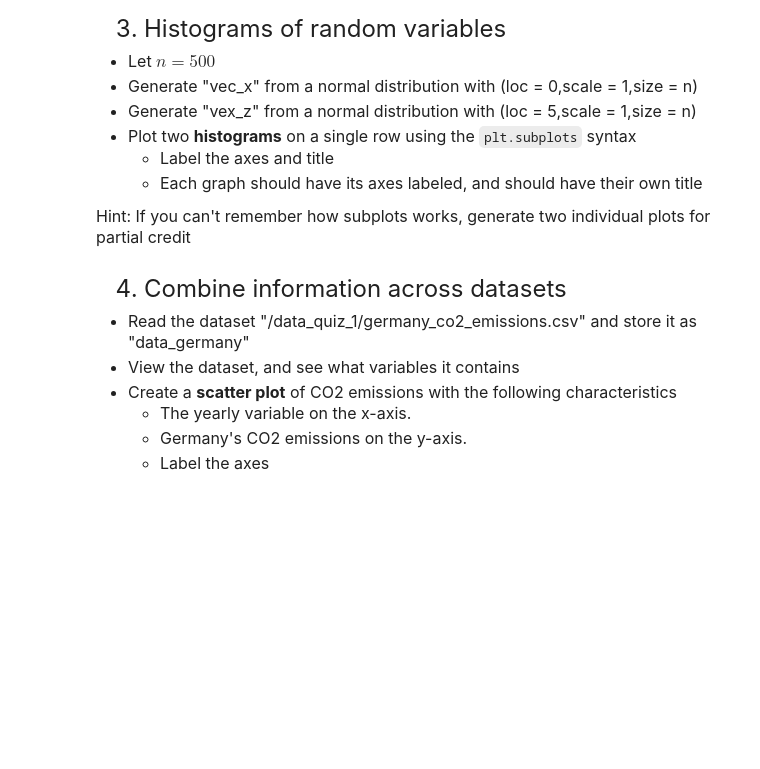
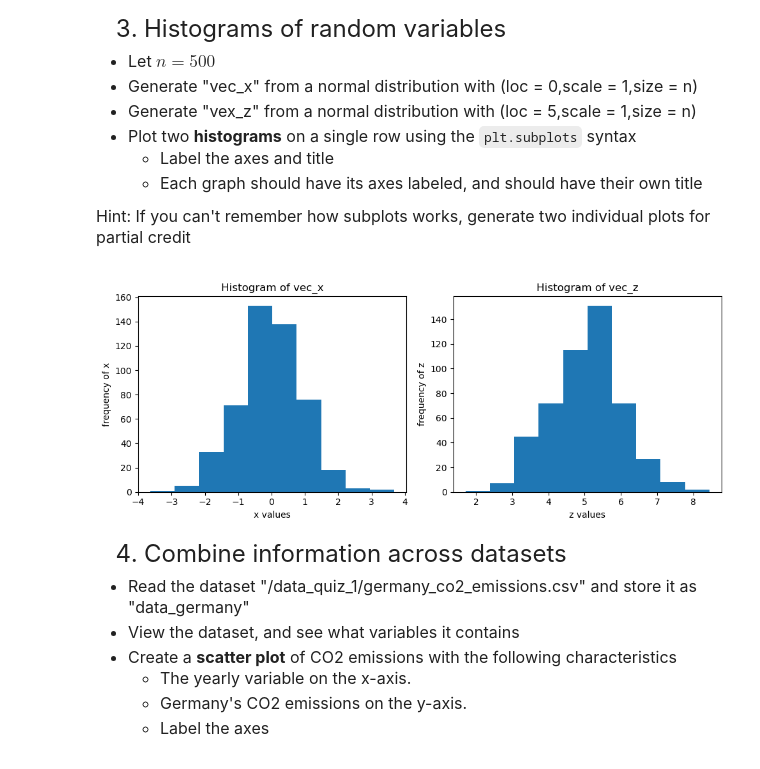
Before and after one commit to sentz2/qtm151fall2025, a Jupyter notebook: quiz1_section1/Quiz 1.ipynb, the cells around one changed output. Cells and saved outputs as stored; diff of their text form; code cells hidden in the pictures; blank space fills up the shorter version.

```diff
--- a/quiz1_section1/Quiz 1.ipynb
+++ b/quiz1_section1/Quiz 1.ipynb
@@ -117,3 +134,22 @@ n = 500
+# %%
+n = 500
+
+### Your solution below:
+fig, ax_array = plt.subplots(1,2, figsize=(10,4))
+vec_x = np.random.normal(0,1,n)
+vec_z = np.random.normal(5,1,n)
+ax_array[0].hist(vec_x)
+ax_array[0].set_title("Histogram of vec_x")
+ax_array[0].set_xlabel("x values")
+ax_array[0].set_ylabel("frequency of x")
+ax_array[1].hist(vec_z)
+ax_array[1].set_title("Histogram of vec_z")
+ax_array[1].set_xlabel("z values")
+ax_array[1].set_ylabel("frequency of z")
+plt.tight_layout()
+plt.show()
+# %% [output]
+[figure, added]
 # %% [markdown]
 <font size = "5">
 
```
Also changed, not shown: parts of 11 cells of this notebook, 5 other files.
